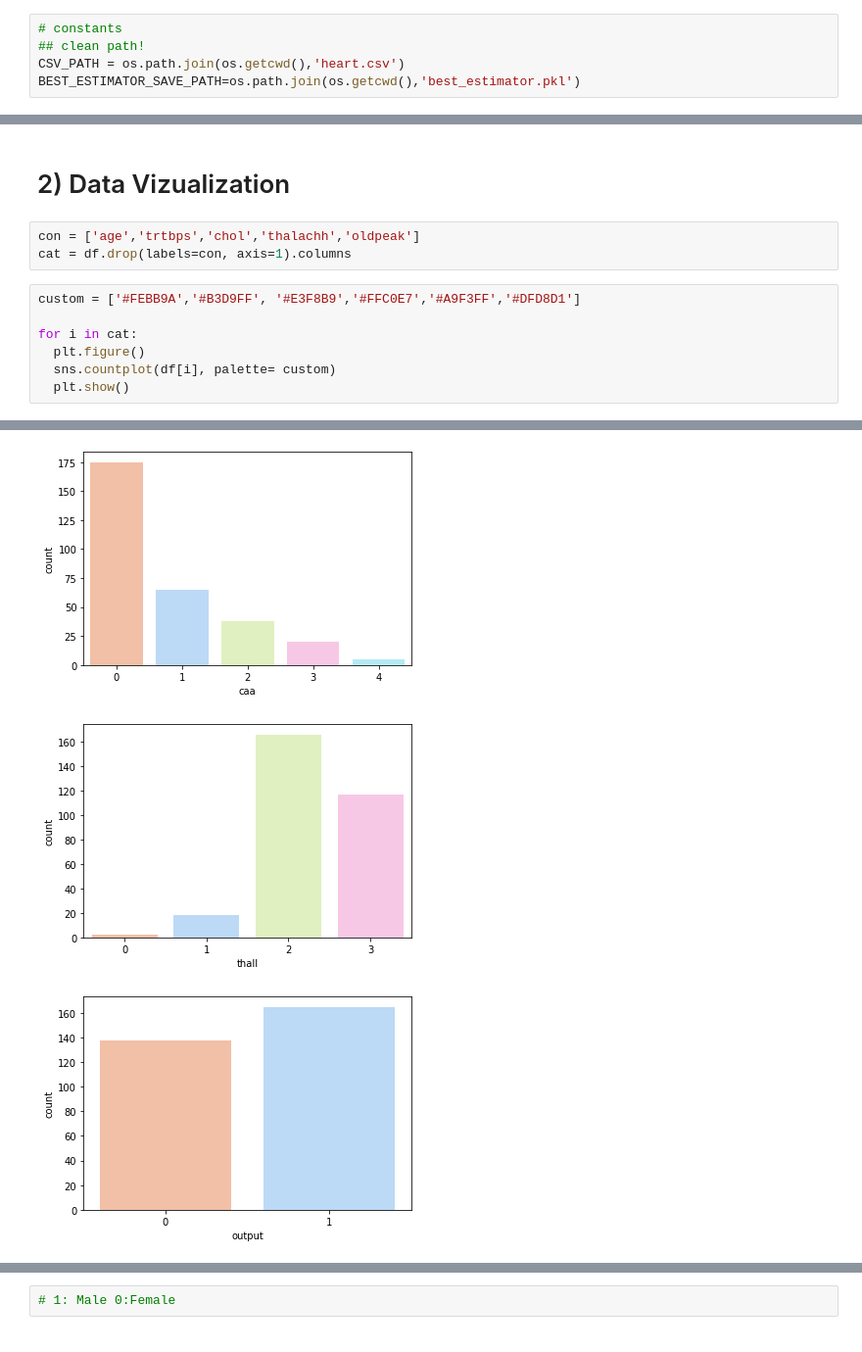
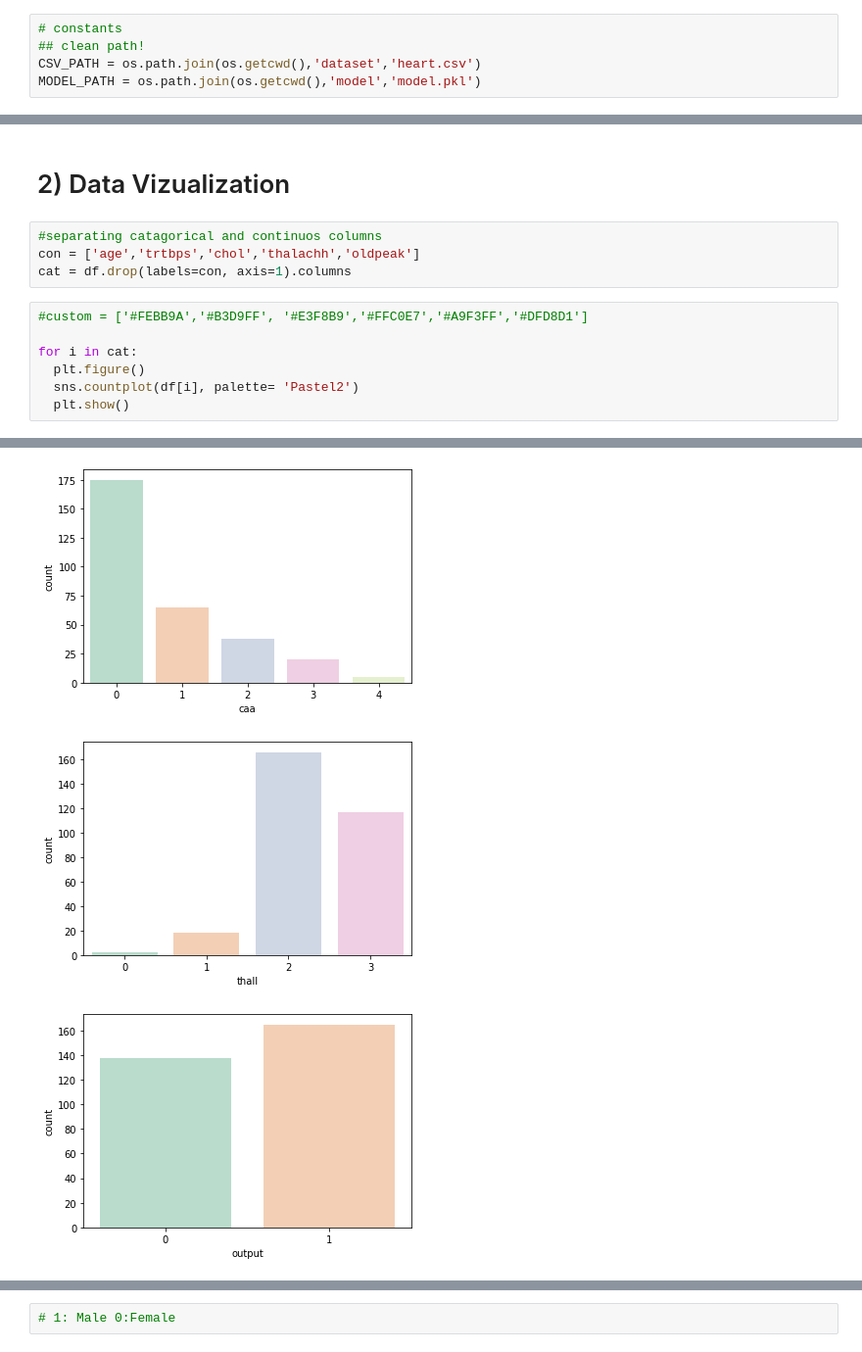
Before and after one commit to cheeann13/Heart-Attack-APP, a Jupyter notebook: heart_model.ipynb, the cells around one changed output, grey strips where cells are left out. Shown: that part at 98% size. Drawn from its saved outputs; the diff is of its cells as text.

```diff
--- a/ha.ipynb
+++ b/heart_model.ipynb
@@ -52,8 +52,8 @@ def cramers_corrected_stat(confusion_matrix):
 # %%
 # constants
 ## clean path!
-CSV_PATH = os.path.join(os.getcwd(),'heart.csv')
-BEST_ESTIMATOR_SAVE_PATH=os.path.join(os.getcwd(),'best_estimator.pkl')
+CSV_PATH = os.path.join(os.getcwd(),'dataset','heart.csv')
+MODEL_PATH = os.path.join(os.getcwd(),'model','model.pkl')
 # %%
 def plot_con_graph(con_col,df,c):
   '''
@@ -162,13 +152,14 @@ Obervation:
 # %% [markdown]
 # 2) Data Vizualization
 # %%
+#separating catagorical and continuos columns
 con = ['age','trtbps','chol','thalachh','oldpeak']
 cat = df.drop(labels=con, axis=1).columns
 # %%
-custom = ['#FEBB9A','#B3D9FF', '#E3F8B9','#FFC0E7','#A9F3FF','#DFD8D1']
+#custom = ['#FEBB9A','#B3D9FF', '#E3F8B9','#FFC0E7','#A9F3FF','#DFD8D1']
 
 for i in cat:
   plt.figure()
-  sns.countplot(df[i], palette= custom)
+  sns.countplot(df[i], palette= 'Pastel2')
   plt.show()
 # %% [output]
@@ -181,4 +172,4 @@ for i in cat:
-[figure, old version]
+[figure, new version]
-[figure, old version]
+[figure, new version]
-[figure, old version]
+[figure, new version]
 # %% [markdown]
```
Also changed, not shown: parts of 30 cells of this notebook, 6 other files.
